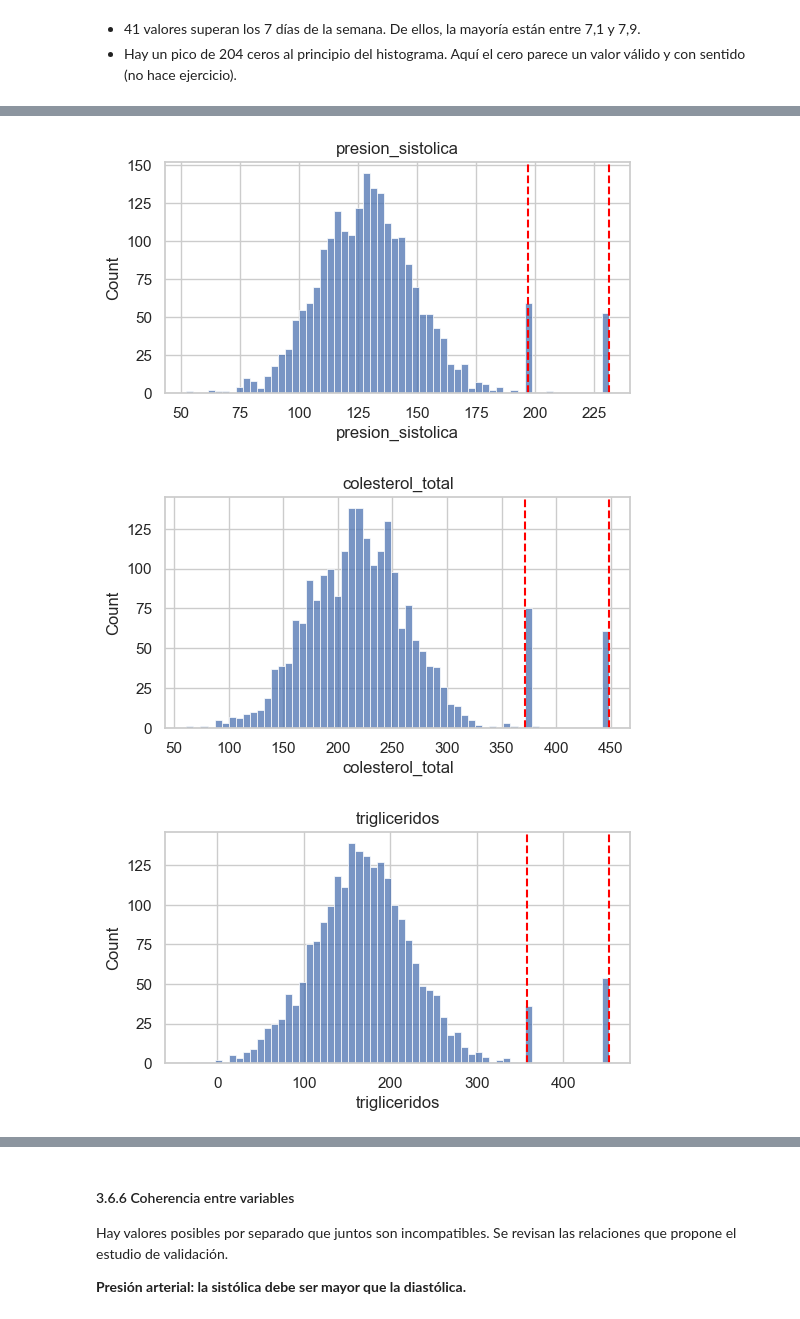
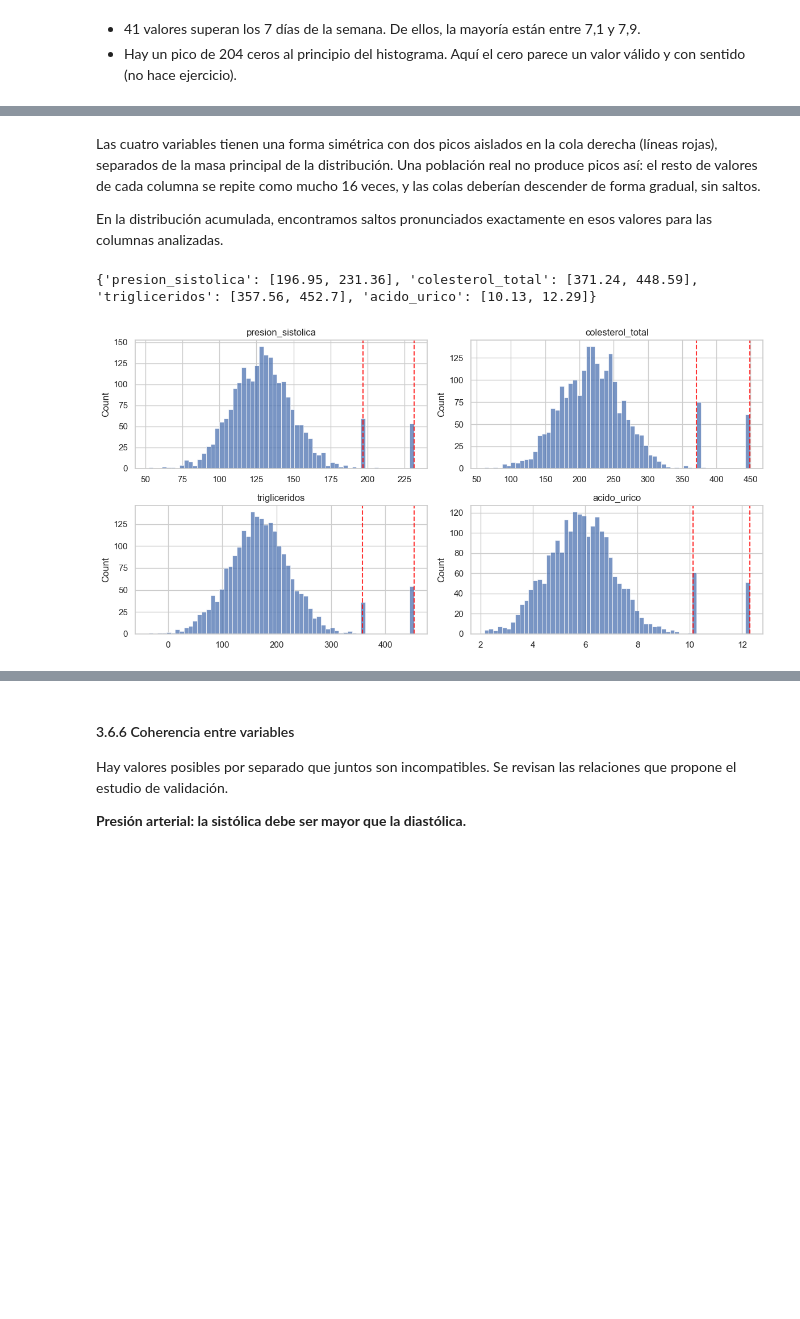
Before and after one commit to csm8-um/MasterIA-ML01, a Jupyter notebook: notebooks/Tarea1_ML.ipynb, the cells around one changed output, grey strips where cells are left out. Cells and saved outputs as stored; diff of their text form; code cells hidden in the pictures; blank space fills up the shorter version.

Commit message:
Actualizacion del Análisis exploratorio de datos

```diff
--- a/notebooks/Tarea1_ML.ipynb
+++ b/notebooks/Tarea1_ML.ipynb
@@ -1085,24 +1088,26 @@ Las variables `presion_sistolica`, `colesterol_total`, `trigliceridos` y `acido_
+# %% [markdown]
+Las cuatro variables tienen una forma simétrica con dos picos aislados en la cola derecha (líneas rojas), separados de la masa principal de la distribución. Una población real no produce picos así: el resto de valores de cada columna se repite como mucho 16 veces, y las colas deberían descender de forma gradual, sin saltos.
+
+En la distribución acumulada, encontramos saltos pronunciados exactamente en esos valores para las columnas analizadas.
 # %%
-VALORES_REPETIDOS = ['presion_sistolica', 'colesterol_total', 'trigliceridos', 'acido_urico']
+COLS_REPETIDOS = ['presion_sistolica', 'colesterol_total', 'trigliceridos', 'acido_urico']
 
-for col in VALORES_REPETIDOS:
+# Mismo criterio que el análisis visual: valores que aparecen más de 20 veces
+VALORES_REPETIDOS = {
+    col: sorted(df[col].value_counts().loc[lambda x: x > 20].index)
+    for col in COLS_REPETIDOS
+}
+print(VALORES_REPETIDOS)
 
-    repetidos = (
-        df[col]
-        .value_counts()
-        .loc[lambda x: x > 20]
-        .index
-    )
-
-    plt.figure(figsize=(6,3))
-    sns.histplot(df[col], bins=60)
-
-    for valor in repetidos:
-        plt.axvline(valor, color='red', ls='--')
-
-    plt.title(col)
-    plt.show()
+fig, axes = plt.subplots(2, 2, figsize=(12, 6))
+for ax, (col, valores) in zip(axes.flatten(), VALORES_REPETIDOS.items()):
+    sns.histplot(df[col], bins=60, ax=ax)
+    for valor in valores:
+        ax.axvline(valor, color='red', ls='--', alpha=0.8)
+    ax.set_title(col)
+    ax.set_xlabel('')
+plt.tight_layout()
+plt.show()
 # %% [output]
+{'presion_sistolica': [196.95, 231.36], 'colesterol_total': [371.24, 448.59], 'trigliceridos': [357.56, 452.7], 'acido_urico': [10.13, 12.29]}
-[figure, old version]
+[figure, new version]
-[figure, removed]
-[figure, removed]
```
Also changed, not shown: parts of 28 cells of this notebook.
